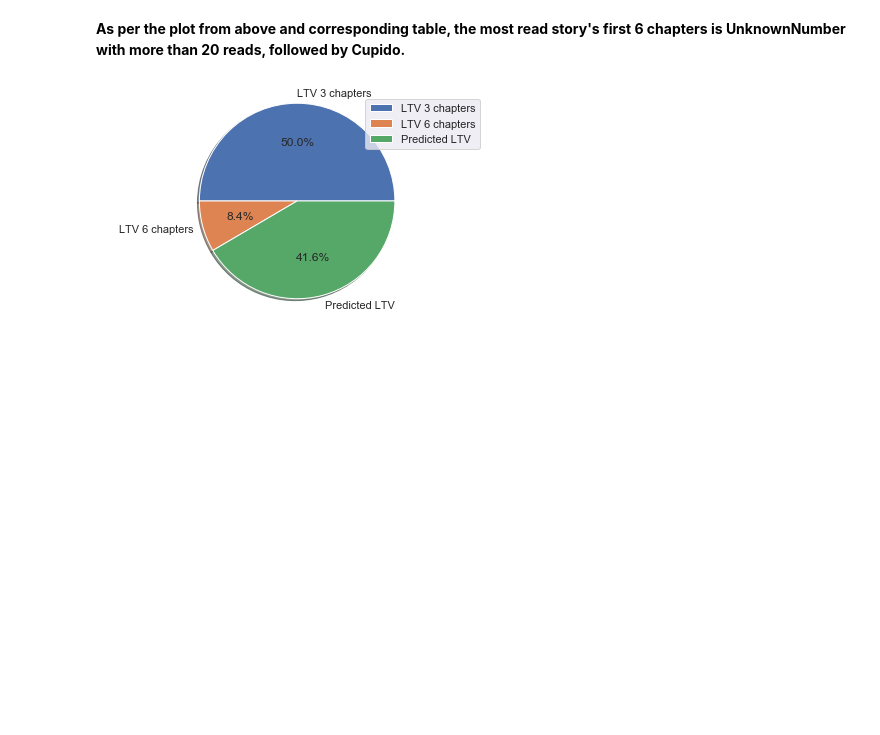
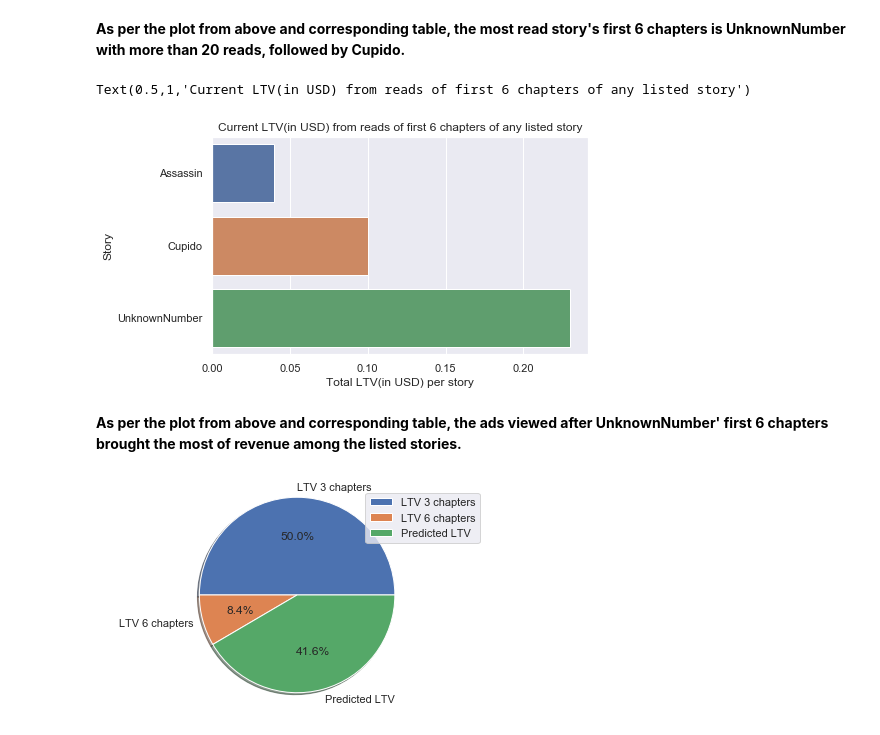
Before and after one commit to DanielaLaura/Data-Analysis, a Jupyter notebook: megazebra/MegaZebra Test.ipynb, the cells around one changed output. Saved outputs shown, nothing was run; the diff lists cells and outputs as text; code cells hidden in the pictures; blank space fills up the shorter version.

```diff
--- a/megazebra/MegaZebra Test.ipynb
+++ b/megazebra/MegaZebra Test.ipynb
@@ -496,3 +510,16 @@ Text(0.5,1,'Current LTV (in USD) from reads of first 6 chapters')
 # %% [markdown]
 __As per the plot from above and corresponding table, the most read story's first 6 chapters is UnknownNumber with more than 20 reads, followed by Cupido.__
+# %%
+# current LTV (in USD) from reads of first 6 chapters of any listed story
+sns.set_style('whitegrid')
+sns.set(font_scale=1)
+ax = sns.barplot(x="LTV_06_usd", y="story_id", data=revenue_chapter6)
+ax.set_xlabel('Total LTV(in USD) per story')
+ax.set_ylabel("Story")
+ax.set_title("Current LTV(in USD) from reads of first 6 chapters of any listed story")
+# %% [output]
+Text(0.5,1,'Current LTV(in USD) from reads of first 6 chapters of any listed story')
+[figure, added]
+# %% [markdown]
+__As per the plot from above and corresponding table, the ads viewed after UnknownNumber' first 6 chapters brought the most of revenue among the listed stories.__
 # %%
```
Also changed, not shown: parts of 8 cells of this notebook.
